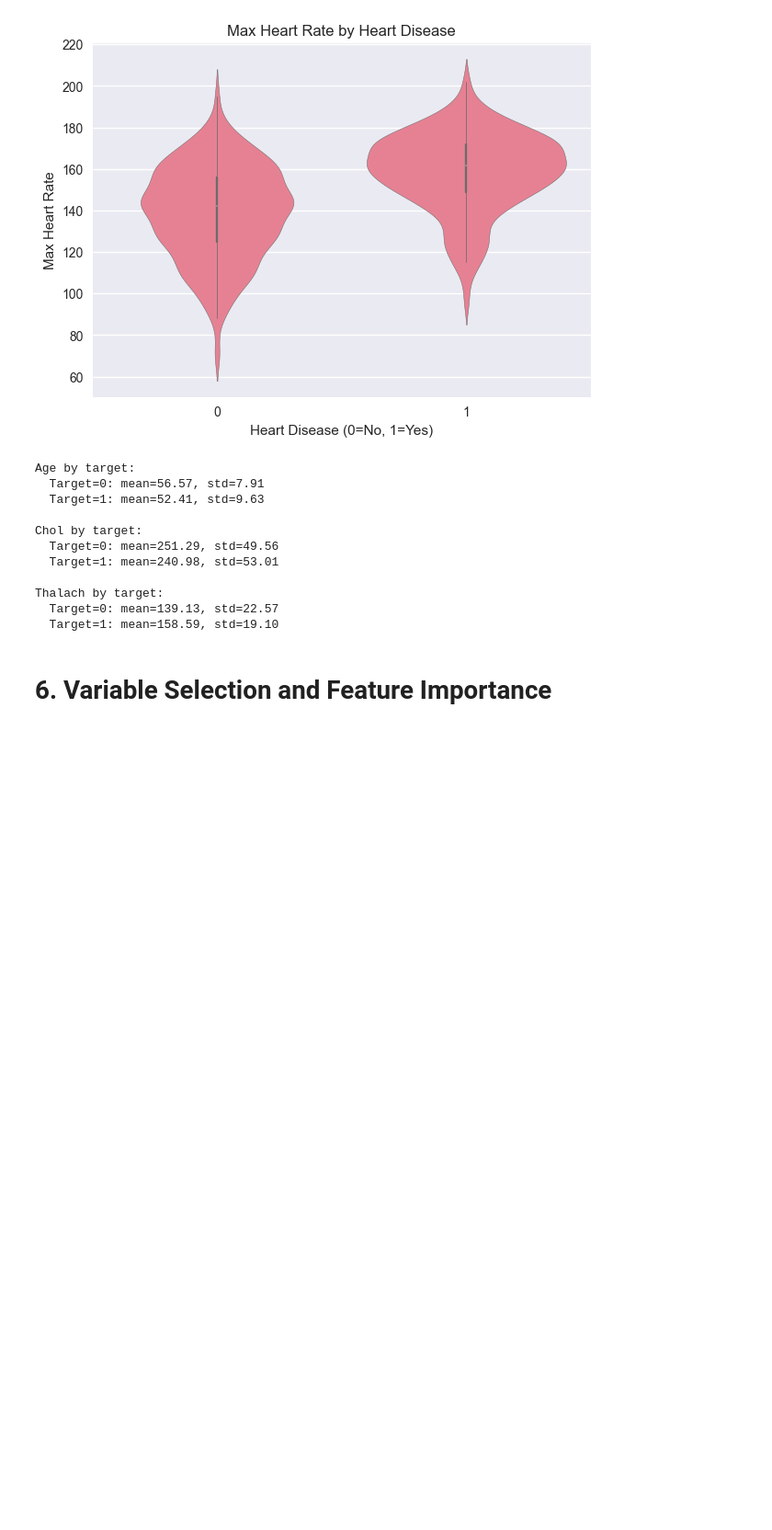
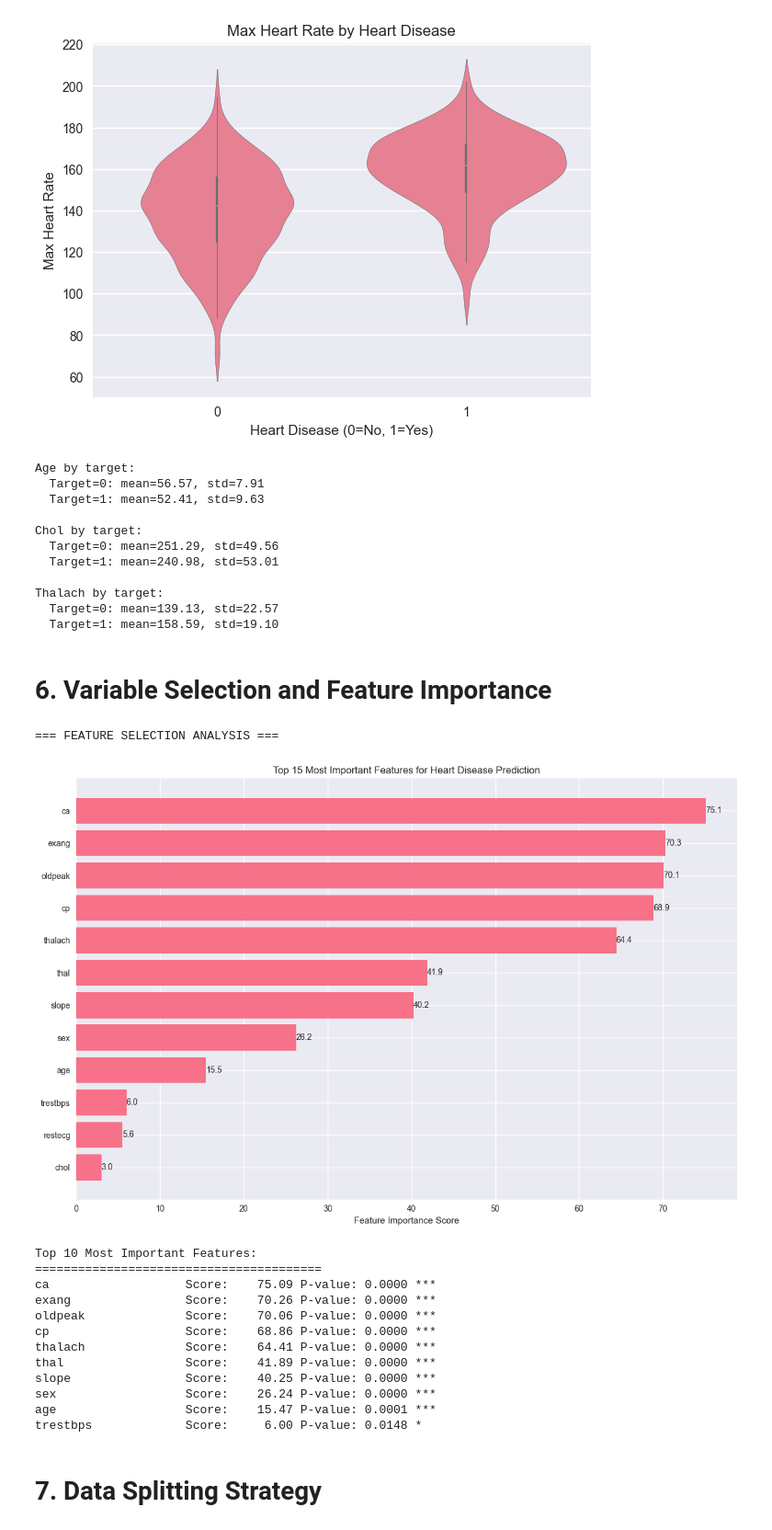
Before and after one commit to Mpitula/Designing-and-Building-a-Model, a Jupyter notebook: main.ipynb, the cells around one changed output. Shown at 92% size. Cells and saved outputs as stored; diff of their text form; code cells hidden in the pictures; blank space fills up the shorter version.

Commit message:
Variable Selection

```diff
--- a/main.ipynb
+++ b/main.ipynb
@@ -490,31 +490,48 @@ def feature_selection_analysis(data):
         'P-value': selector.pvalues_
     })
     feature_scores = feature_scores.sort_values('Score', ascending=False)
 
     # Plot feature importance
     plt.figure(figsize=(12, 8))
     top_features = feature_scores.head(15)
     bars = plt.barh(top_features['Feature'], top_features['Score'])
     plt.xlabel('Feature Importance Score')
     plt.title('Top 15 Most Important Features for Heart Disease Prediction')
     plt.gca().invert_yaxis()
 
     # Add value labels on bars
     for bar in bars:
         width = bar.get_width()
         plt.text(width, bar.get_y() + bar.get_height()/2,
                 f'{width:.1f}', ha='left', va='center')
 
     plt.tight_layout()
     plt.show()
 
     print("\nTop 10 Most Important Features:")
     print("="*40)
     for i, row in feature_scores.head(10).iterrows():
         significance = "***" if row['P-value'] < 0.001 else "**" if row['P-value'] < 0.01 else "*" if row['P-value'] < 0.05 else ""
         print(f"{row['Feature']:20} Score: {row['Score']:8.2f} P-value: {row['P-value']:.4f} {significance}")
 
     return feature_scores, X_encoded.columns.tolist()
 
 # Perform feature selection on original data
-feature_importance, selected_features = feature_selection_analysis(df)
+feature_importance, selected_features = feature_selection_analysis(etl_processed_data)
+# %% [output]
+=== FEATURE SELECTION ANALYSIS ===
+[figure, added]
+Top 10 Most Important Features:
+========================================
+ca                   Score:    75.09 P-value: 0.0000 ***
+exang                Score:    70.26 P-value: 0.0000 ***
+oldpeak              Score:    70.06 P-value: 0.0000 ***
+cp                   Score:    68.86 P-value: 0.0000 ***
+thalach              Score:    64.41 P-value: 0.0000 ***
+thal                 Score:    41.89 P-value: 0.0000 ***
+slope                Score:    40.25 P-value: 0.0000 ***
+sex                  Score:    26.24 P-value: 0.0000 ***
+age                  Score:    15.47 P-value: 0.0001 ***
+trestbps             Score:     6.00 P-value: 0.0148 *
+# %% [markdown]
+# 7. Data Splitting Strategy
```
Also changed, not shown: parts of 1 cell of this notebook.
